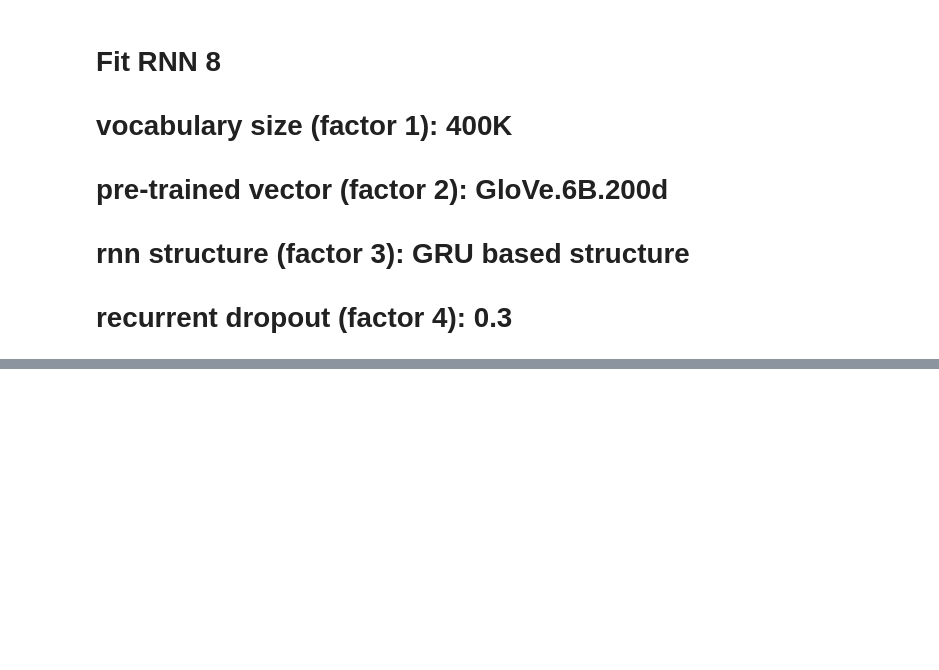
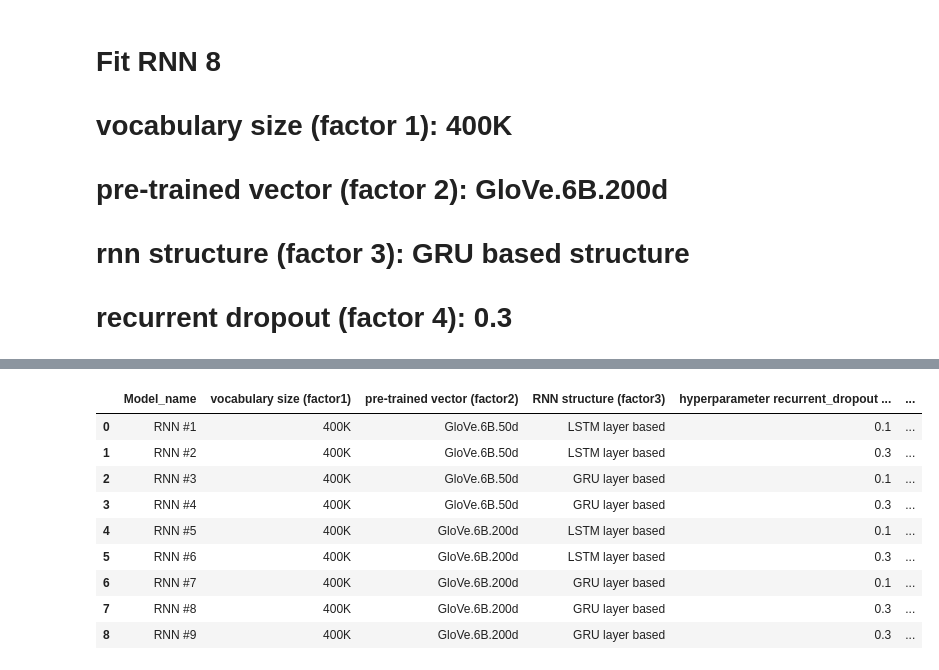
Before and after one commit to kbridge14/grad_school_portfolio, a Jupyter notebook: Fall2020/MSDS422/rnn/Assignment8.ipynb, the cells around one changed output, grey strips where cells are left out. Saved outputs shown, nothing was run; the diff lists cells and outputs as text; code cells hidden in the pictures; blank space fills up the shorter version.

```diff
--- a/Fall2020/MSDS422/rnn/Assignment8.ipynb
+++ b/Fall2020/MSDS422/rnn/Assignment8.ipynb
@@ -1063,0 +1649,26 @@ results_tbl
+# %%
+#Store the accuracy and kaggle score for this model
+results_tbl = results_tbl.append({'Model_name':'RNN #9',
+                                   'vocabulary size (factor1)':'400K',
+                                   'pre-trained vector (factor2)':'GloVe.6B.200d',
+                                   'RNN structure (factor3)':'GRU layer based',
+                                   'hyperparameter recurrent_dropout (factor4)': '0.3',
+                                   'Processing Time':(end-start),
+                                   'Training Set Accuracy':best_model_train_accuracy,
+                                   'Validation Set Accuracy':best_model_val_accuracy,
+                                   'train f1':best_model_train_f1,
+                                   'validation f1':best_model_val_f1,
+                                   'Test Set F1-score (Kaggle score)': ''
+                                   },ignore_index=True)
+results_tbl
+# %% [output]
+|  | Model_name | vocabulary size (factor1) | pre-trained vector (factor2) | RNN structure (factor3) | hyperparameter recurrent_dropout ... | ... |
+| 0 | RNN #1 | 400K | GloVe.6B.50d | LSTM layer based | 0.1 | ... |
+| 1 | RNN #2 | 400K | GloVe.6B.50d | LSTM layer based | 0.3 | ... |
+| 2 | RNN #3 | 400K | GloVe.6B.50d | GRU layer based | 0.1 | ... |
+| 3 | RNN #4 | 400K | GloVe.6B.50d | GRU layer based | 0.3 | ... |
+| 4 | RNN #5 | 400K | GloVe.6B.200d | LSTM layer based | 0.1 | ... |
+| 5 | RNN #6 | 400K | GloVe.6B.200d | LSTM layer based | 0.3 | ... |
+| 6 | RNN #7 | 400K | GloVe.6B.200d | GRU layer based | 0.1 | ... |
+| 7 | RNN #8 | 400K | GloVe.6B.200d | GRU layer based | 0.3 | ... |
+| 8 | RNN #9 | 400K | GloVe.6B.200d | GRU layer based | 0.3 | ... |
```
Also changed, not shown: parts of 119 cells of this notebook, 1 other file.
